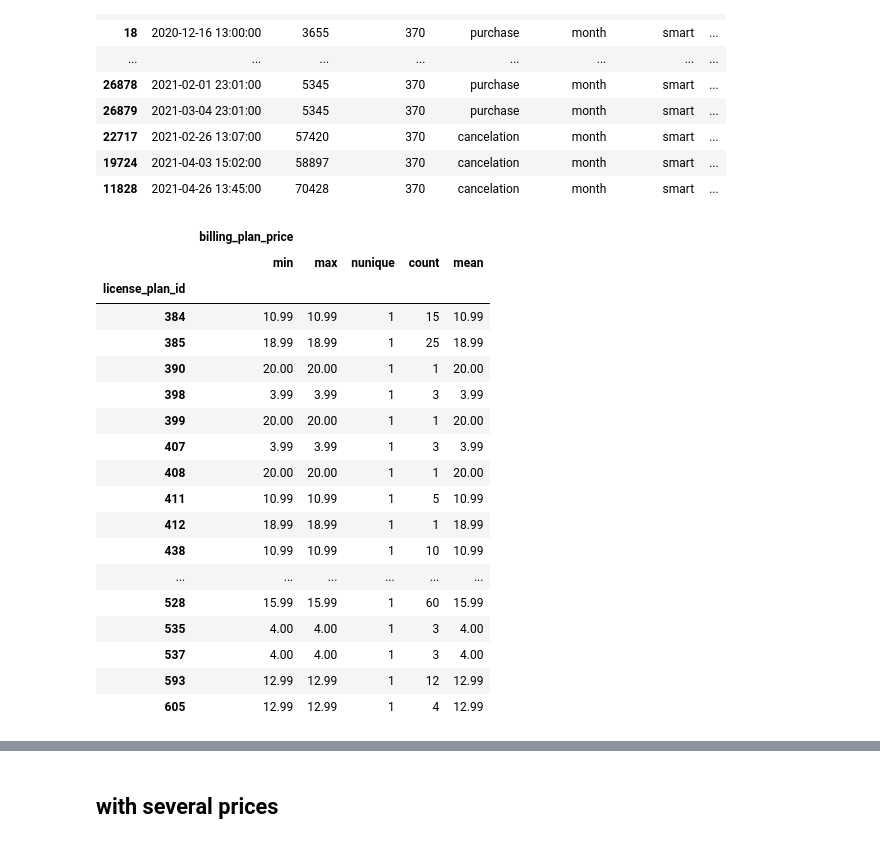
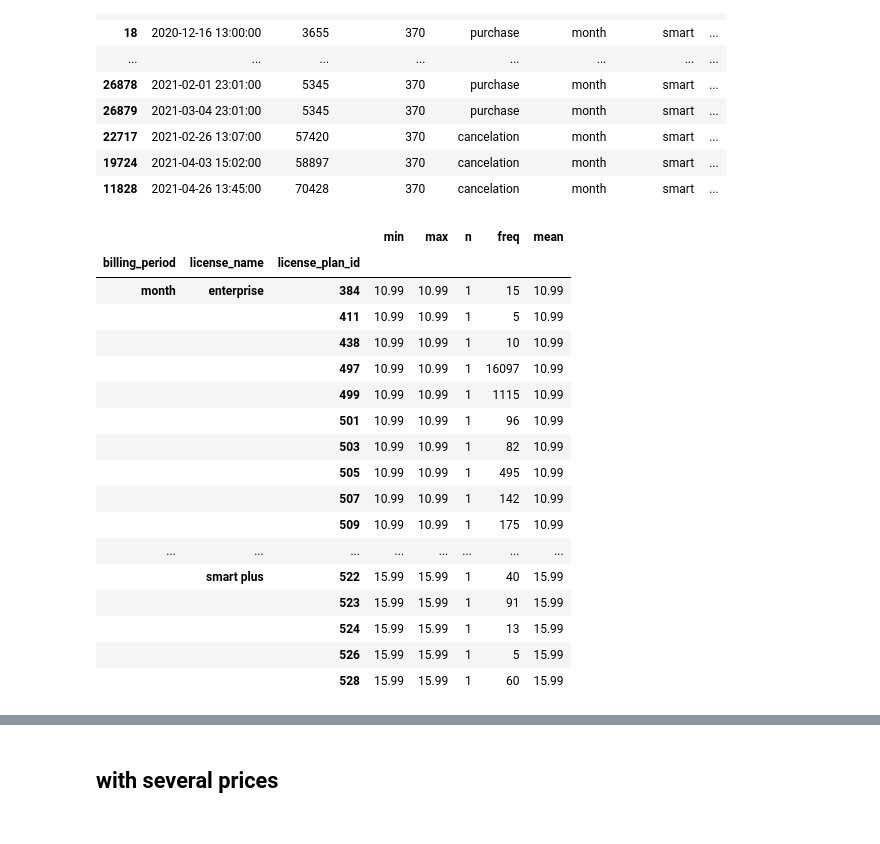
Before and after one commit to aldamepi/BI-web-subscriptions, a Jupyter notebook: testTask_data-amengual-aug22.ipynb, the cells around one changed output, grey strips where cells are left out. Drawn from its saved outputs; the diff is of its cells as text; code cells hidden in the pictures.

Commit message:
packages by billing period n license

```diff
--- a/testTask_data-amengual-aug22.ipynb
+++ b/testTask_data-amengual-aug22.ipynb
@@ -1884,4 +1982,15 @@ ltv
 # %%
-packages = subs[subs.billing_period != 'trial'].groupby('license_plan_id').agg({'billing_plan_price':['min','max',pd.Series.nunique,'count','mean']})
-packages
+packages = subs[subs.billing_period != 'trial'].pivot_table(values = 'billing_plan_price',
+                                                            index = ['billing_period',
+                                                                     'license_name',
+                                                                     'license_plan_id'],
+                                                            aggfunc = ['min',
+                                                                       'max',
+                                                                       pd.Series.nunique,
+                                                                       'count',
+                                                                       'mean'])
+
+packages.columns = ['min','max', 'n','freq','mean']
+
+packages #.head(50)
 # %% [output]
@@ -1947,25 +2054,24 @@ subs[subs.license_plan_id == 370].sort_values(['license_id','sale_date'])
 | 19724 | 2021-04-03 15:02:00 | 58897 | 370 | cancelation | month | smart | ... |
 | 11828 | 2021-04-26 13:45:00 | 70428 | 370 | cancelation | month | smart | ... |
 # %%
-packages[packages[('billing_plan_price','nunique')] == 1]
+packages[packages.n == 1]
 # %% [output]
-|  | billing_plan_price |  |  |  |  |
-|  | min | max | nunique | count | mean |
-| license_plan_id |  |  |  |  |  |
-| 384 | 10.99 | 10.99 | 1 | 15 | 10.99 |
-| 385 | 18.99 | 18.99 | 1 | 25 | 18.99 |
-| 390 | 20.00 | 20.00 | 1 | 1 | 20.00 |
-| 398 | 3.99 | 3.99 | 1 | 3 | 3.99 |
-| 399 | 20.00 | 20.00 | 1 | 1 | 20.00 |
-| 407 | 3.99 | 3.99 | 1 | 3 | 3.99 |
-| 408 | 20.00 | 20.00 | 1 | 1 | 20.00 |
-| 411 | 10.99 | 10.99 | 1 | 5 | 10.99 |
-| 412 | 18.99 | 18.99 | 1 | 1 | 18.99 |
-| 438 | 10.99 | 10.99 | 1 | 10 | 10.99 |
-| ... | ... | ... | ... | ... | ... |
-| 528 | 15.99 | 15.99 | 1 | 60 | 15.99 |
-| 535 | 4.00 | 4.00 | 1 | 3 | 4.00 |
-| 537 | 4.00 | 4.00 | 1 | 3 | 4.00 |
-| 593 | 12.99 | 12.99 | 1 | 12 | 12.99 |
-| 605 | 12.99 | 12.99 | 1 | 4 | 12.99 |
+|  |  |  | min | max | n | freq | mean |
+| billing_period | license_name | license_plan_id |  |  |  |  |  |
+| month | enterprise | 384 | 10.99 | 10.99 | 1 | 15 | 10.99 |
+|  |  | 411 | 10.99 | 10.99 | 1 | 5 | 10.99 |
+|  |  | 438 | 10.99 | 10.99 | 1 | 10 | 10.99 |
+|  |  | 497 | 10.99 | 10.99 | 1 | 16097 | 10.99 |
+|  |  | 499 | 10.99 | 10.99 | 1 | 1115 | 10.99 |
+|  |  | 501 | 10.99 | 10.99 | 1 | 96 | 10.99 |
+|  |  | 503 | 10.99 | 10.99 | 1 | 82 | 10.99 |
+|  |  | 505 | 10.99 | 10.99 | 1 | 495 | 10.99 |
+|  |  | 507 | 10.99 | 10.99 | 1 | 142 | 10.99 |
+|  |  | 509 | 10.99 | 10.99 | 1 | 175 | 10.99 |
+| ... | ... | ... | ... | ... | ... | ... | ... |
+|  | smart plus | 522 | 15.99 | 15.99 | 1 | 40 | 15.99 |
+|  |  | 523 | 15.99 | 15.99 | 1 | 91 | 15.99 |
+|  |  | 524 | 15.99 | 15.99 | 1 | 13 | 15.99 |
+|  |  | 526 | 15.99 | 15.99 | 1 | 5 | 15.99 |
+|  |  | 528 | 15.99 | 15.99 | 1 | 60 | 15.99 |
 # %%
```
Also changed, not shown: parts of 30 cells of this notebook.
